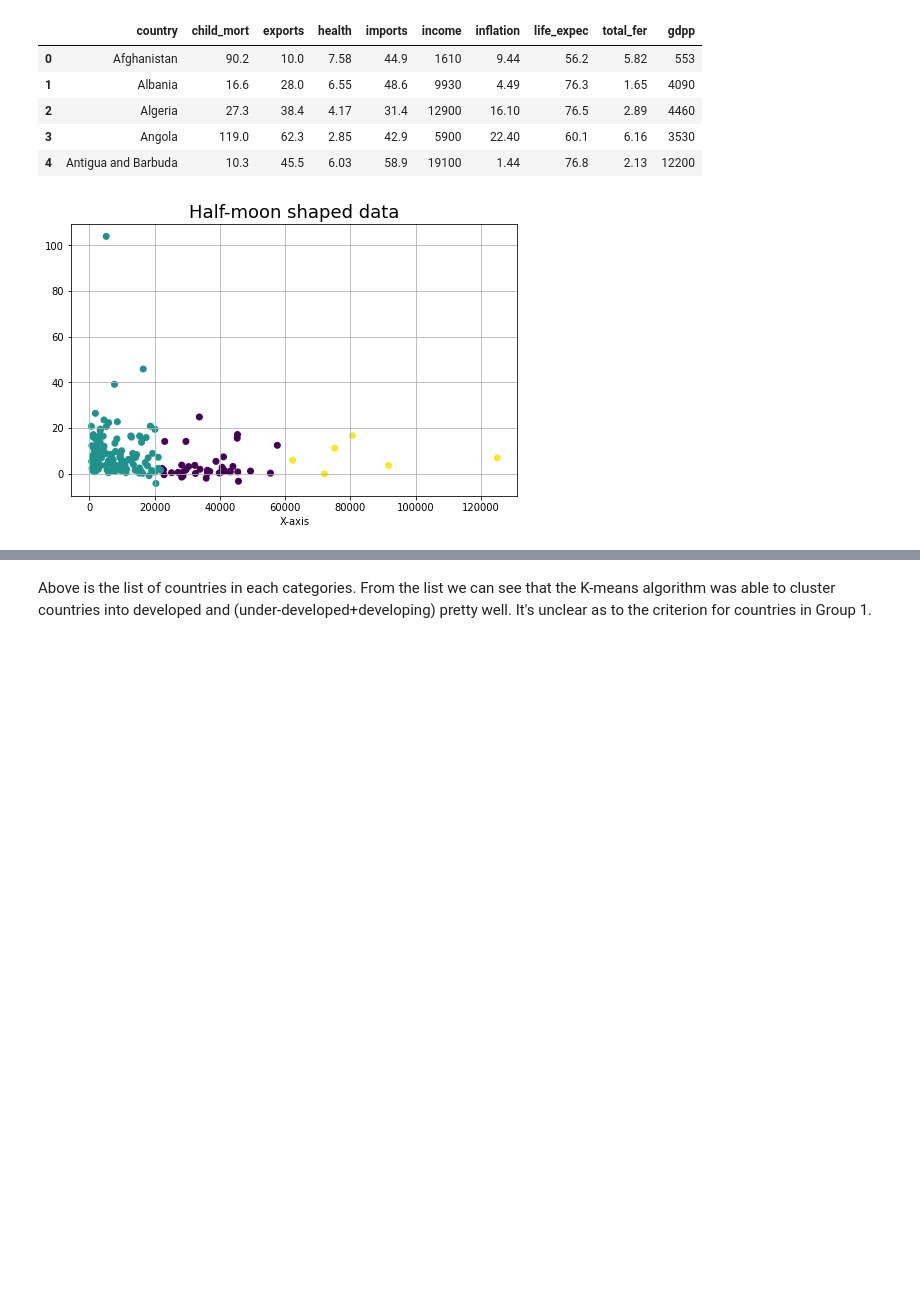
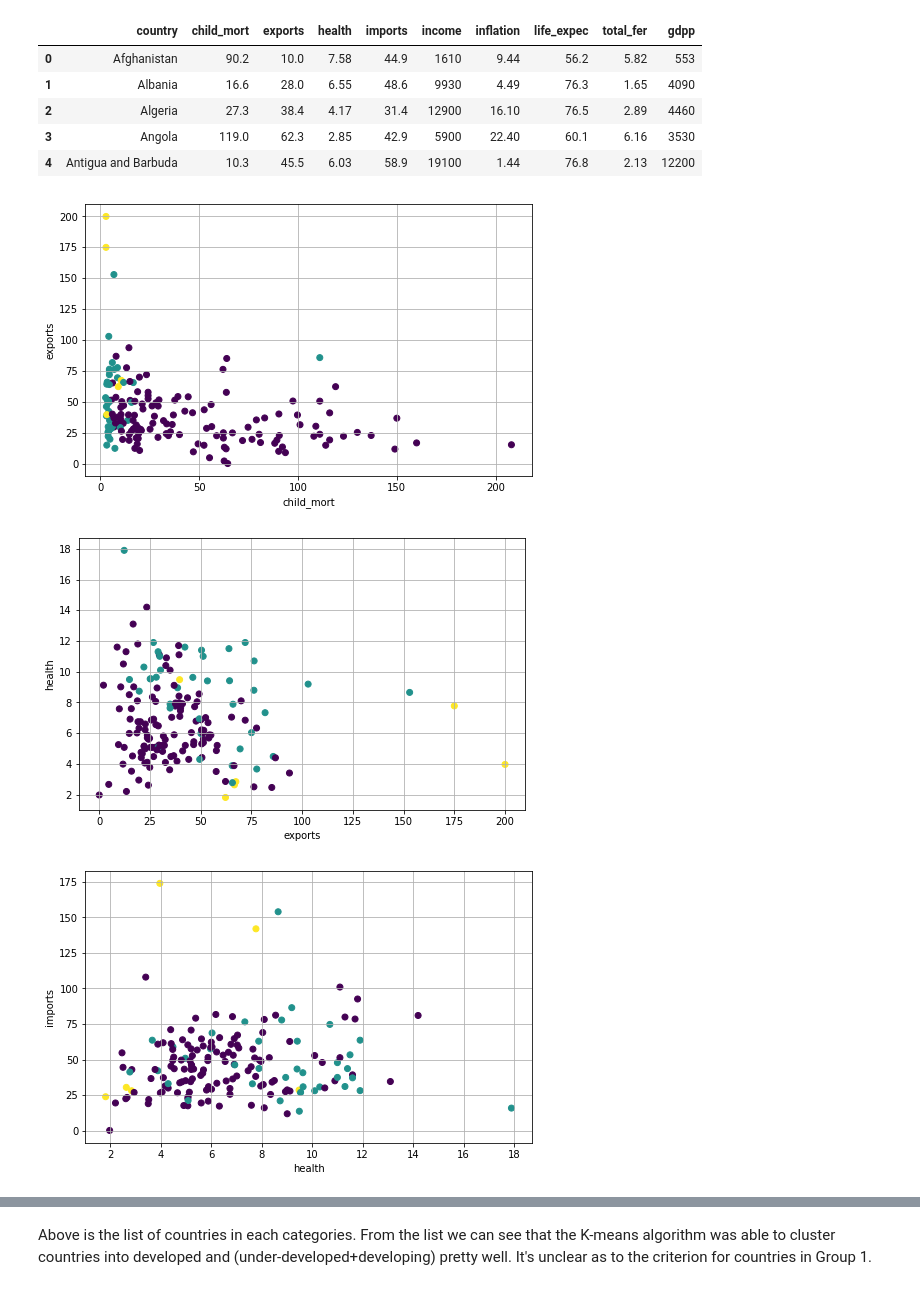
Before and after one commit to monu322/CE888, a Jupyter notebook: LAB6/Lab6_2.ipynb, the cells around one changed output, grey strips where cells are left out. Saved outputs shown, nothing was run; the diff lists cells and outputs as text; code cells hidden in the pictures; blank space fills up the shorter version.

```diff
--- a/LAB6/Lab6_2.ipynb
+++ b/LAB6/Lab6_2.ipynb
@@ -22,23 +22,27 @@ df.head()
 # %%
 # Fetch data into x and y variables
 x=df.iloc[:,1:9] # Covariates or input
 
 x = np.array(x)
 
 km=cluster.KMeans(n_clusters=3)
 km.fit(x)
 
 df['label'] = km.labels_
 
+for i in range(x.shape[1]):
+  plt.figure(figsize=(8,5))
+  plt.grid(True)
 
-plt.figure(figsize=(8,5))
-plt.title("Half-moon shaped data", fontsize=18)
-plt.grid(True)
-plt.scatter(x[:,4],x[:,5],c=km.labels_)
-plt.savefig('CLUSTER_country.png', dpi=300)
+  if i<7:
+    plt.scatter(x[:,i],x[:,i+1],c=km.labels_)
+    plt.savefig('CLUSTER_country.png', dpi=300)
 
-plt.xlabel("X-axis")
+    plt.xlabel(df.columns[i+1])
+    plt.ylabel(df.columns[i+2])
 
-plt.show()
+    plt.show()
 # %% [output]
-[figure, old version]
+[figure, new version]
+[figure, added]
+[figure, added]
```
Also changed, not shown: parts of 2 cells of this notebook.
